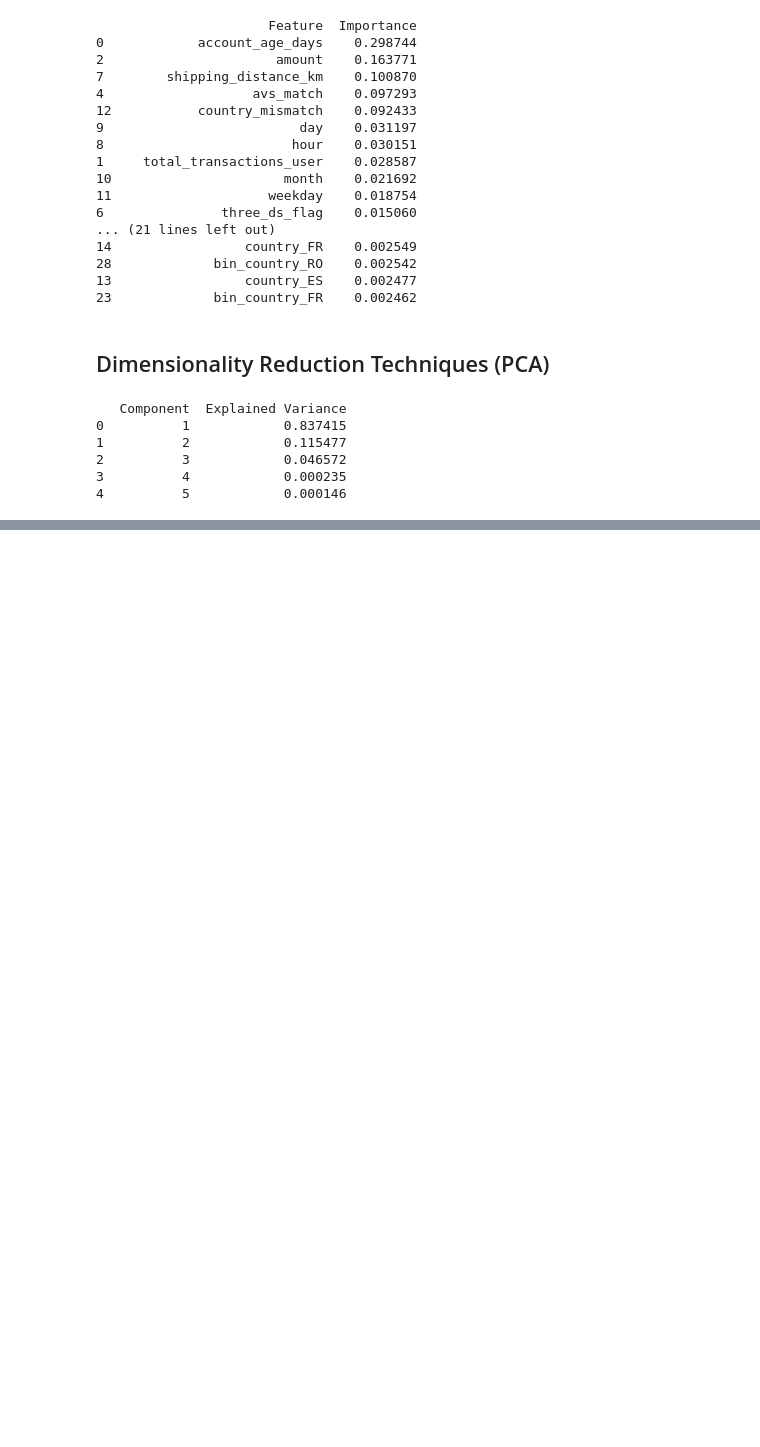
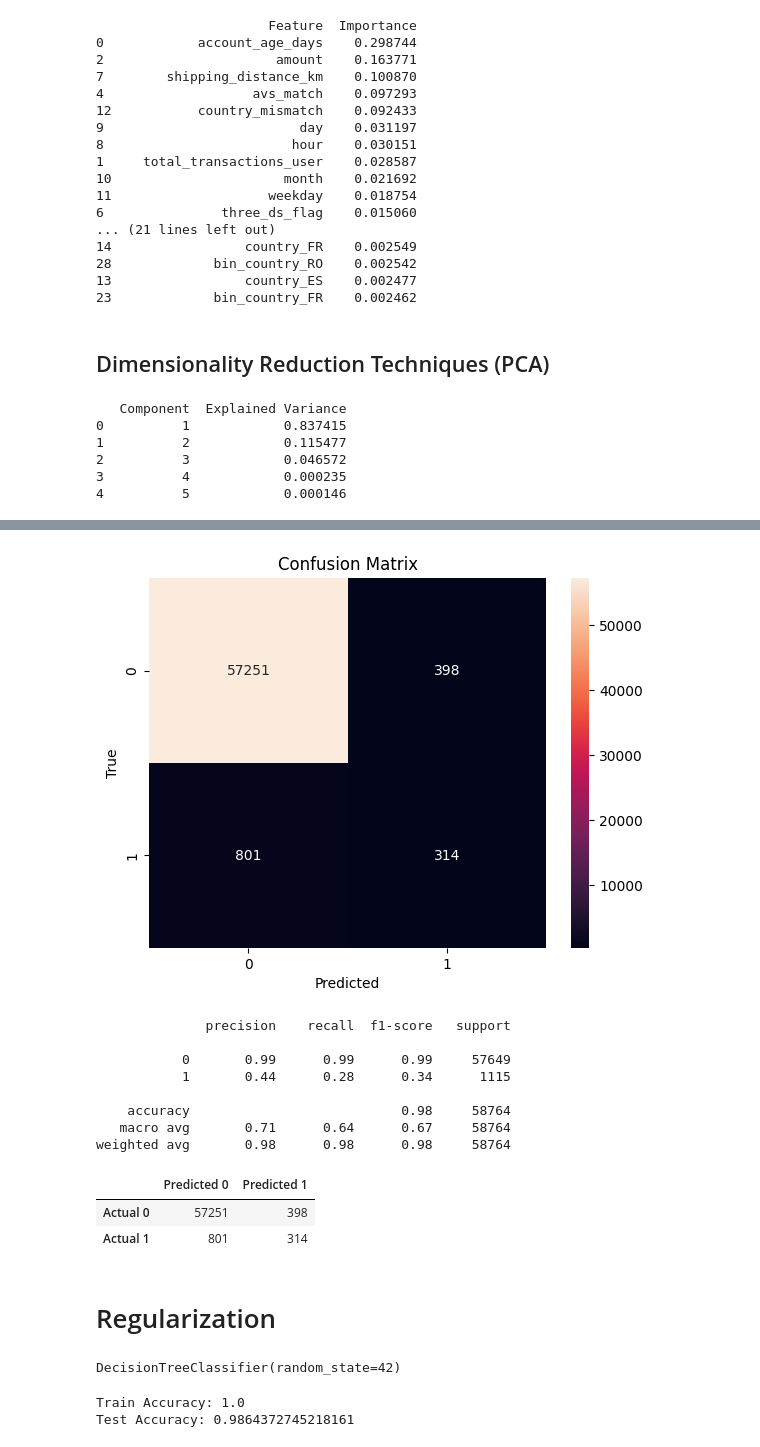
Before and after one commit to MDRobiulhassan/Mental-Health, a Jupyter notebook: Ecommerece Fraud.ipynb, the cells around one changed output, grey strips where cells are left out. Cells and saved outputs as stored; diff of their text form; code cells hidden in the pictures; blank space fills up the shorter version.

```diff
--- a/Ecommerece Fraud.ipynb
+++ b/Ecommerece Fraud.ipynb
@@ -866,0 +1038,12 @@ Mean Squared Error: 0.015219408499377514
+# %%
+from sklearn.preprocessing import StandardScaler
+
+X = df.drop('is_fraud', axis=1)
+y = df['is_fraud']
+# %%
+from sklearn.model_selection import train_test_split
+X_train, X_test, y_train, y_test = train_test_split(X, y, test_size=0.2, random_state=2)
+# %%
+from sklearn.linear_model import LogisticRegression
+lr_model = LogisticRegression(class_weight='balanced')
+lr_model.fit(X_train, y_train)
@@ -866,0 +1086,13 @@ Mean Squared Error: 0.015219408499377514
+# %%
+from sklearn.metrics import confusion_matrix
+
+threshold = 0.9
+y_pred_adjusted = (lr_model.predict_proba(X_test)[:, 1] >= threshold).astype(int)
+
+print(f'F1 Score: {f1_score(y_test, y_pred_adjusted):.4f}')
+print(f'AUC-ROC Score: {roc_auc_score(y_test, y_prob_default):.4f}') # AUC-ROC remains the same as it's threshold-independent
+print(f'Precision Score (Class 1): {precision_score(y_test, y_pred_adjusted):.4f}')
+
+matrix_adjusted = confusion_matrix(y_test, y_pred_adjusted)
+cm_df_adjusted = pd.DataFrame(matrix_adjusted, index=['Actual 0', 'Actual 1'], columns=['Predicted 0', 'Predicted 1'])
+display(cm_df_adjusted)
@@ -866,0 +1106,29 @@ Mean Squared Error: 0.015219408499377514
+# %%
+from sklearn import metrics
+from sklearn.metrics import classification_report, confusion_matrix
+matrix = confusion_matrix(y_test, y_pred_adjusted)
+sns.heatmap(matrix, annot=True, fmt="d")
+plt.title('Confusion Matrix')
+plt.xlabel('Predicted')
+plt.ylabel('True')
+plt.show()
+print(classification_report(y_test, y_pred_adjusted))
+# %% [output]
+[figure, added]
+              precision    recall  f1-score   support
+
+           0       0.99      0.99      0.99     57649
+           1       0.44      0.28      0.34      1115
+
+    accuracy                           0.98     58764
+   macro avg       0.71      0.64      0.67     58764
+weighted avg       0.98      0.98      0.98     58764
+# %%
+cm_df = pd.DataFrame(matrix, index=['Actual 0', 'Actual 1'], columns=['Predicted 0', 'Predicted 1'])
+display(cm_df)
+# %% [output]
+|  | Predicted 0 | Predicted 1 |
+| Actual 0 | 57251 | 398 |
+| Actual 1 | 801 | 314 |
+# %% [markdown]
+# Regularization
@@ -866,0 +1145,4 @@ Mean Squared Error: 0.015219408499377514
+# %%
+model.fit(X_train, y_train)
+# %% [output]
+DecisionTreeClassifier(random_state=42)
@@ -866,0 +1155,6 @@ Mean Squared Error: 0.015219408499377514
+# %%
+print("Train Accuracy:", accuracy_score(y_train, y_train_pred))
+print("Test Accuracy:", accuracy_score(y_test, y_test_pred))
+# %% [output]
+Train Accuracy: 1.0
+Test Accuracy: 0.9864372745218161
```
Also changed, not shown: parts of 36 cells of this notebook.
